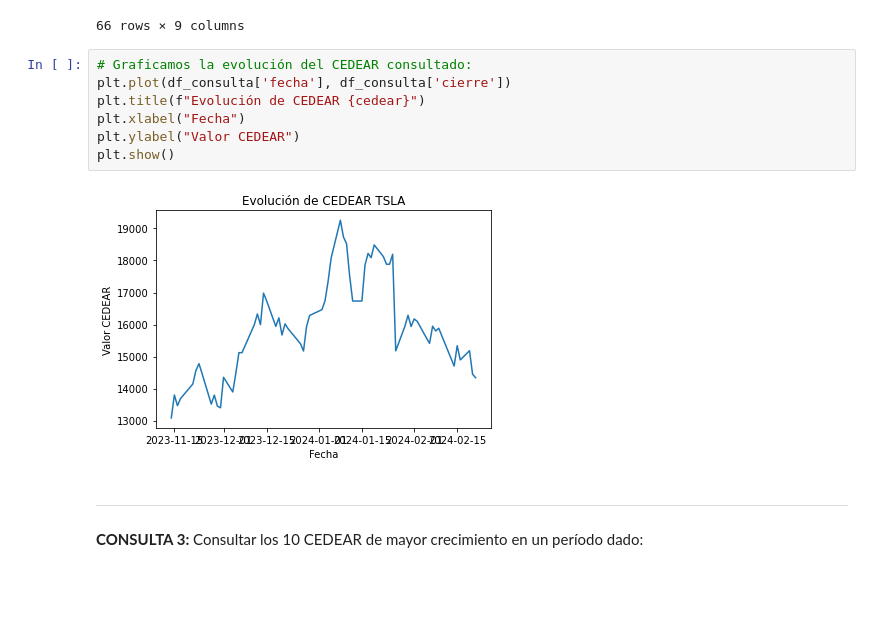
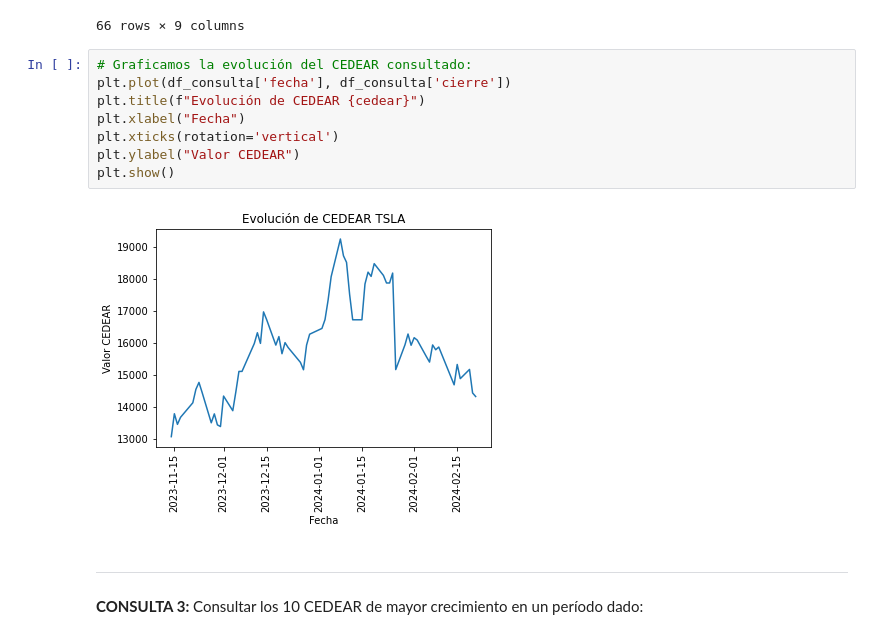
Before and after one commit to nicolasgds/ProyectoIntegrador2023, a Jupyter notebook: main.ipynb, the cells around one changed output. Cells and saved outputs as stored; diff of their text form; blank space fills up the shorter version.

```diff
--- a/main.ipynb
+++ b/main.ipynb
@@ -390,12 +391,13 @@ Ingrese las siglas del CEDEAR: tsla
 # %%
 # Graficamos la evolución del CEDEAR consultado:
 plt.plot(df_consulta['fecha'], df_consulta['cierre'])
 plt.title(f"Evolución de CEDEAR {cedear}")
 plt.xlabel("Fecha")
+plt.xticks(rotation='vertical')
 plt.ylabel("Valor CEDEAR")
 plt.show()
 # %% [output]
-[figure, old version]
+[figure, new version]
 # %% [markdown]
 ---
 
```
Also changed, not shown: parts of 1 cell of this notebook.
